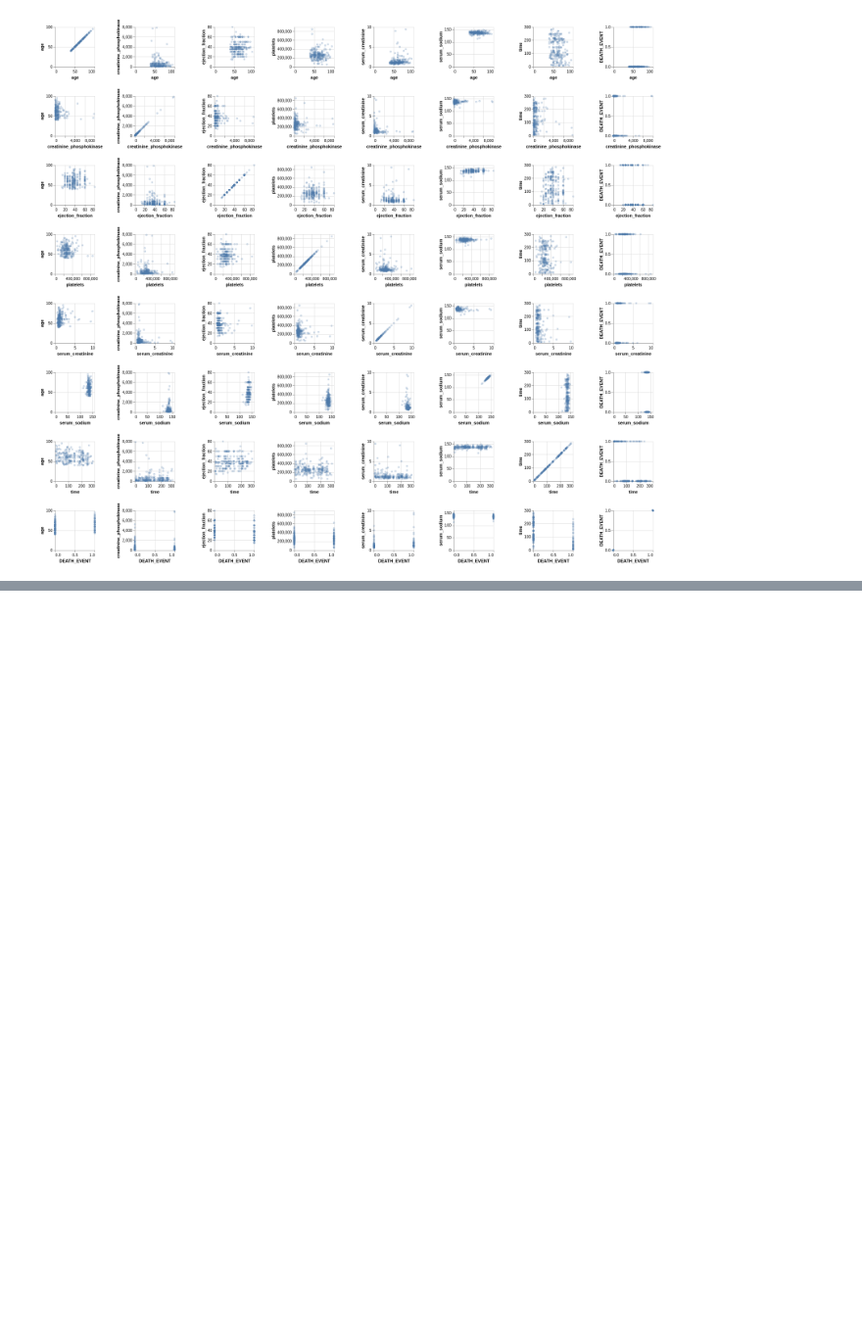
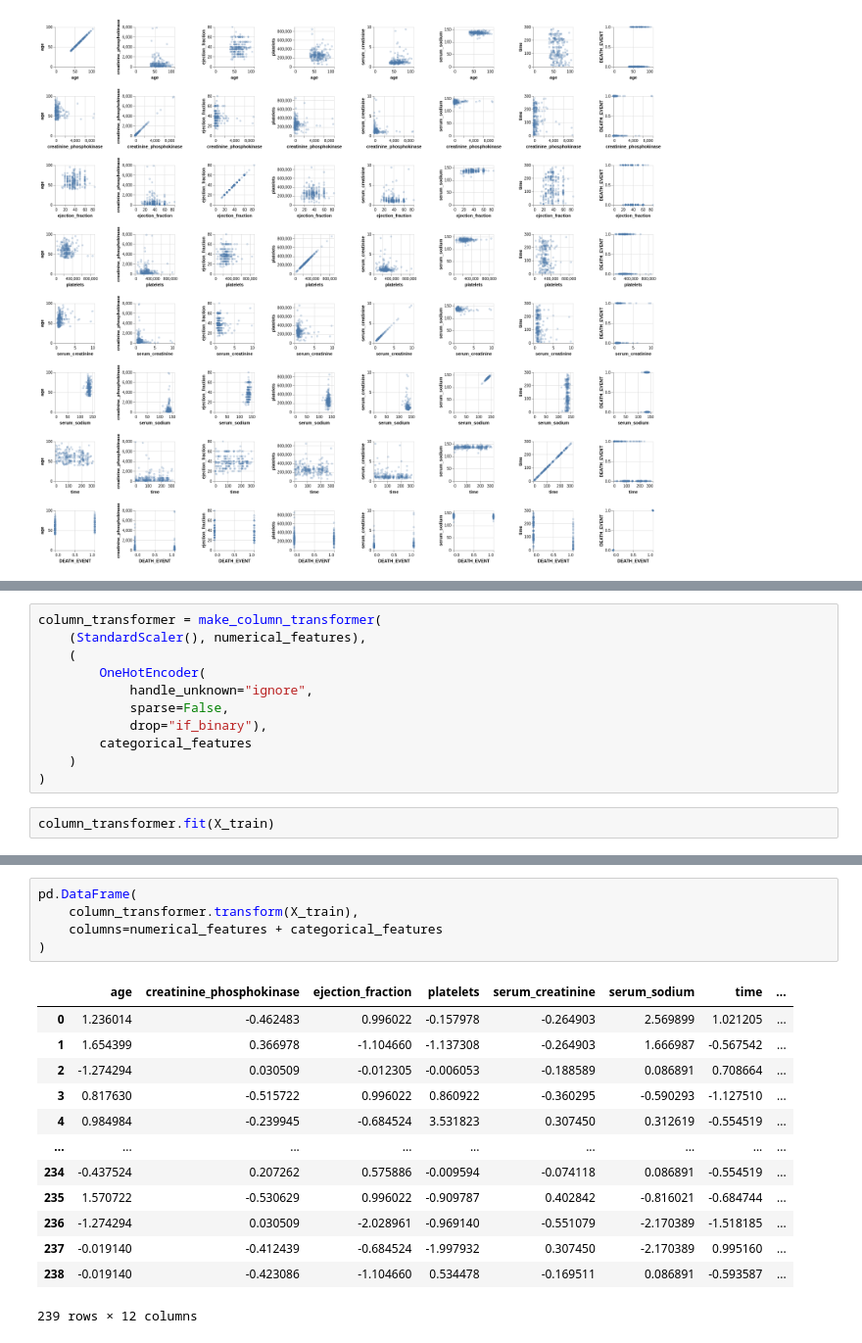
Before and after one commit to utkarshsaboo45/Heart-Failure, a Jupyter notebook: notebooks/model.ipynb, the cells around one changed output, grey strips where cells are left out. Shown: that part at 98% size. Drawn from its saved outputs; the diff is of its cells as text; blank space fills up the shorter version.

Commit message:
Train Base Models

```diff
--- a/notebooks/model.ipynb
+++ b/notebooks/model.ipynb
@@ -145,0 +180,13 @@ alt.Chart(train_df).mark_point(opacity=0.3, size=10).encode(
+# %%
+column_transformer = make_column_transformer(
+    (StandardScaler(), numerical_features),
+    (
+        OneHotEncoder(
+            handle_unknown="ignore",
+            sparse=False,
+            drop="if_binary"),
+        categorical_features
+    )
+)
+# %%
+column_transformer.fit(X_train)
@@ -145,0 +204,19 @@ alt.Chart(train_df).mark_point(opacity=0.3, size=10).encode(
+# %%
+pd.DataFrame(
+    column_transformer.transform(X_train),
+    columns=numerical_features + categorical_features
+)
+# %% [output]
+|  | age | creatinine_phosphokinase | ejection_fraction | platelets | serum_creatinine | serum_sodium | time | ... |
+| 0 | 1.236014 | -0.462483 | 0.996022 | -0.157978 | -0.264903 | 2.569899 | 1.021205 | ... |
+| 1 | 1.654399 | 0.366978 | -1.104660 | -1.137308 | -0.264903 | 1.666987 | -0.567542 | ... |
+| 2 | -1.274294 | 0.030509 | -0.012305 | -0.006053 | -0.188589 | 0.086891 | 0.708664 | ... |
+| 3 | 0.817630 | -0.515722 | 0.996022 | 0.860922 | -0.360295 | -0.590293 | -1.127510 | ... |
+| 4 | 0.984984 | -0.239945 | -0.684524 | 3.531823 | 0.307450 | 0.312619 | -0.554519 | ... |
+| ... | ... | ... | ... | ... | ... | ... | ... | ... |
+| 234 | -0.437524 | 0.207262 | 0.575886 | -0.009594 | -0.074118 | 0.086891 | -0.554519 | ... |
+| 235 | 1.570722 | -0.530629 | 0.996022 | -0.909787 | 0.402842 | -0.816021 | -0.684744 | ... |
+| 236 | -1.274294 | 0.030509 | -2.028961 | -0.969140 | -0.551079 | -2.170389 | -1.518185 | ... |
+| 237 | -0.019140 | -0.412439 | -0.684524 | -1.997932 | 0.307450 | -2.170389 | 0.995160 | ... |
+| 238 | -0.019140 | -0.423086 | -1.104660 | 0.534478 | -0.169511 | 0.086891 | -0.593587 | ... |
+239 rows × 12 columns
```
Also changed, not shown: parts of 11 cells of this notebook.
